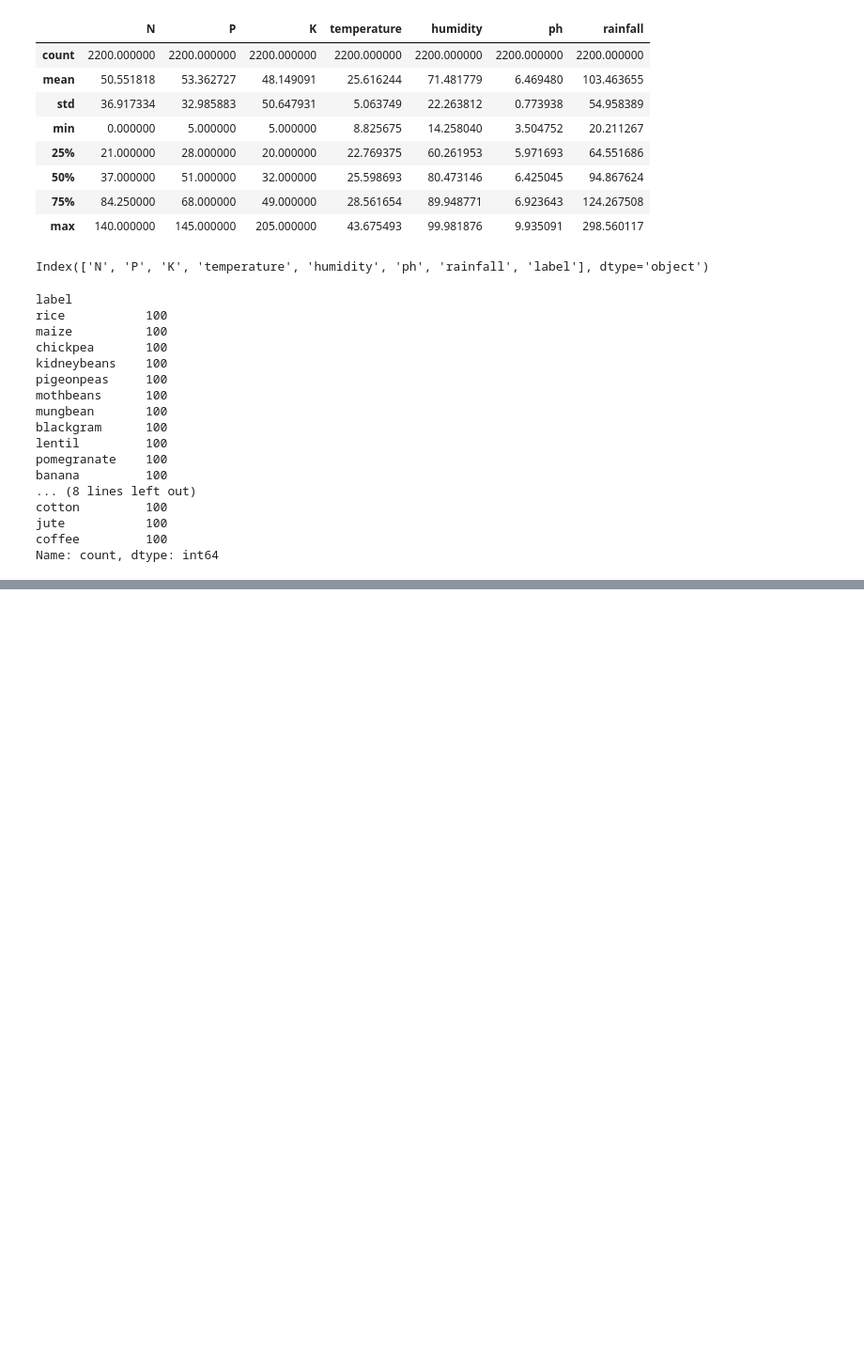
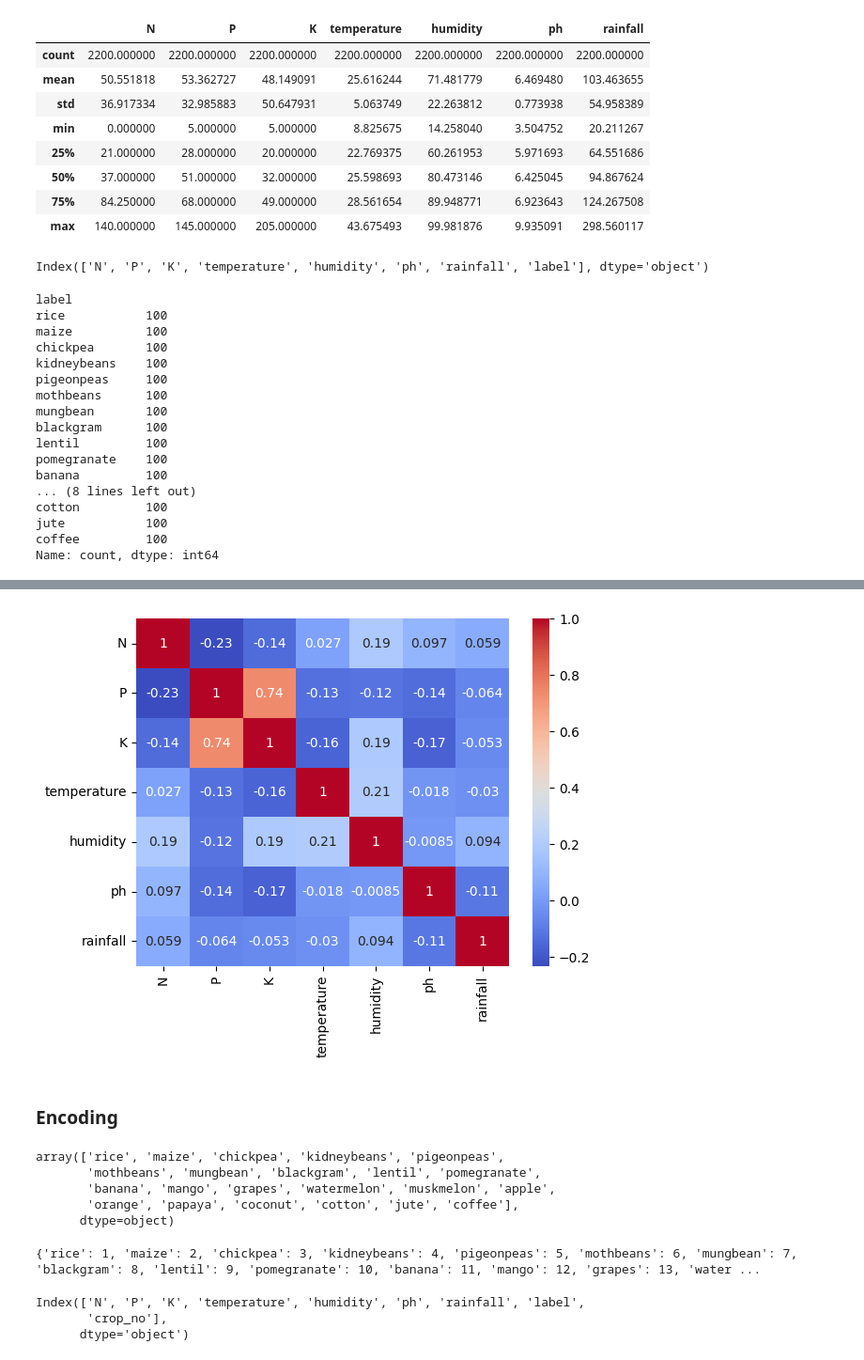
Before and after one commit to pavankalyan-21/Crop-and-Fertilizer-Recommendation-System-using-Machine-Learning, a Jupyter notebook: crop.ipynb, the cells around one changed output, grey strips where cells are left out. Shown at 94% size. Drawn from its saved outputs; the diff is of its cells as text; code cells hidden in the pictures; blank space fills up the shorter version.

```diff
--- a/crop.ipynb
+++ b/crop.ipynb
@@ -139,0 +159,4 @@ Requirement already satisfied: threadpoolctl>=3.1.0 in c:\users\pavan\appdata\lo
+# %%
+# Correlation of the features
+num_cols  = crop.select_dtypes(include=[np.number])
+num_cols
@@ -139,0 +177,3 @@ Requirement already satisfied: threadpoolctl>=3.1.0 in c:\users\pavan\appdata\lo
+# %%
+corr = num_cols.corr()
+corr
@@ -139,0 +189,31 @@ Requirement already satisfied: threadpoolctl>=3.1.0 in c:\users\pavan\appdata\lo
+# %%
+# Visualizing with Heatmap
+sns.heatmap(corr, annot=True, cmap="coolwarm")
+plt.show()
+# %% [output]
+[figure, added]
+# %% [markdown]
+### Encoding
+# %%
+crop['label'].unique()
+# %% [output]
+array(['rice', 'maize', 'chickpea', 'kidneybeans', 'pigeonpeas',
+       'mothbeans', 'mungbean', 'blackgram', 'lentil', 'pomegranate',
+       'banana', 'mango', 'grapes', 'watermelon', 'muskmelon', 'apple',
+       'orange', 'papaya', 'coconut', 'cotton', 'jute', 'coffee'],
+      dtype=object)
+# %%
+crops = crop['label'].unique()
+crop_dict = {}
+for i, item in enumerate(crops):
+    crop_dict[item] = i + 1
+print(crop_dict)
+# %% [output]
+{'rice': 1, 'maize': 2, 'chickpea': 3, 'kidneybeans': 4, 'pigeonpeas': 5, 'mothbeans': 6, 'mungbean': 7, 'blackgram': 8, 'lentil': 9, 'pomegranate': 10, 'banana': 11, 'mango': 12, 'grapes': 13, 'water ...
+# %%
+crop['crop_no'] = crop['label'].map(crop_dict)
+crop.columns
+# %% [output]
+Index(['N', 'P', 'K', 'temperature', 'humidity', 'ph', 'rainfall', 'label',
+       'crop_no'],
+      dtype='object')
```
Also changed, not shown: parts of 10 cells of this notebook.
